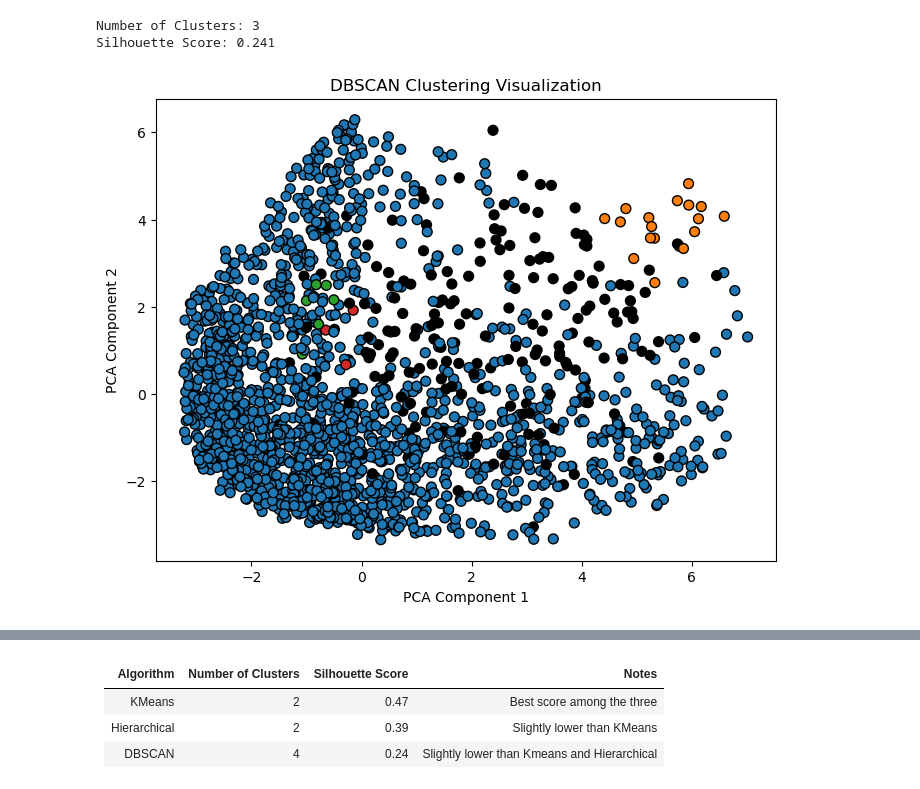
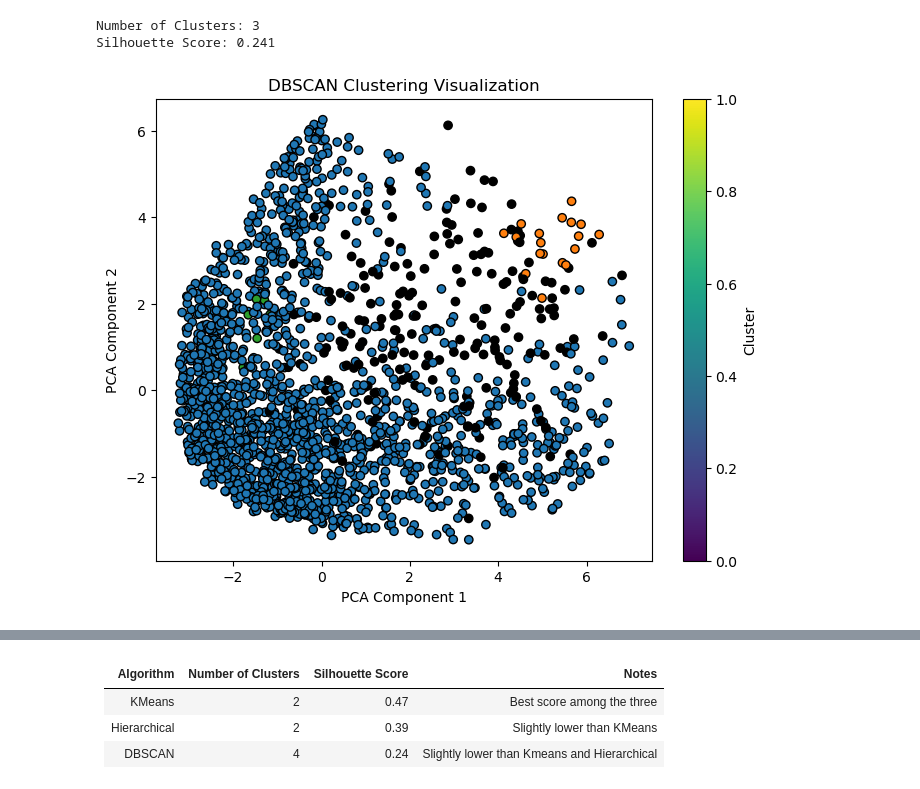
Before and after one commit to kavinkumartk/clustering-task, a Jupyter notebook: clustering.ipynb, the cells around one changed output, grey strips where cells are left out. Cells and saved outputs as stored; diff of their text form; code cells hidden in the pictures.

```diff
--- a/clustering.ipynb
+++ b/clustering.ipynb
@@ -23,9 +23,9 @@ plt.show()
 # %% [output]
 [figure]
 # %%
-kmeans = KMeans(n_clusters=2, init='k-means++', random_state=42)
+kmeans = KMeans(n_clusters=2, init='k-means++',random_state=0)
 y_kmeans = kmeans.fit_predict(df)
-df['Cluster'] = y_kmeans
+df['K_Cluster'] = y_kmeans
 df
 # %% [output]
 |  | BALANCE | BALANCE_FREQUENCY | PURCHASES | ONEOFF_PURCHASES | INSTALLMENTS_PURCHASES | CASH_ADVANCE | ... |
@@ -79,7 +86,7 @@ plt.show()
 from sklearn.cluster import AgglomerativeClustering
 hc = AgglomerativeClustering(n_clusters=2,linkage='ward')
 y_hc = hc.fit_predict(df)
-df['h_Cluster'] = y_hc
+df['H_Cluster'] = y_hc
 df
 # %% [output]
 |  | BALANCE | BALANCE_FREQUENCY | PURCHASES | ONEOFF_PURCHASES | INSTALLMENTS_PURCHASES | CASH_ADVANCE | ... |
@@ -139,14 +146,15 @@ Silhouette Score: 0.241
 # %%
 pca = PCA(n_components=2)
 df_2d = pca.fit_transform(scaled_df)
 
 colors = ['black' if label == -1 else f'C{label}' for label in labels]
 
 plt.figure(figsize=(8,6))
-plt.scatter(df_2d[:,0], df_2d[:,1], c=colors, edgecolor='k', s=50)
+plt.scatter(df_2d[:,0], df_2d[:,1], c=colors, edgecolor='k')
+plt.colorbar(label='Cluster')
 plt.xlabel('PCA Component 1')
 plt.ylabel('PCA Component 2')
 plt.title('DBSCAN Clustering Visualization')
 plt.show()
 # %% [output]
-[figure, old version]
+[figure, new version]
```
Also changed, not shown: parts of 4 cells of this notebook, 1 other file.
